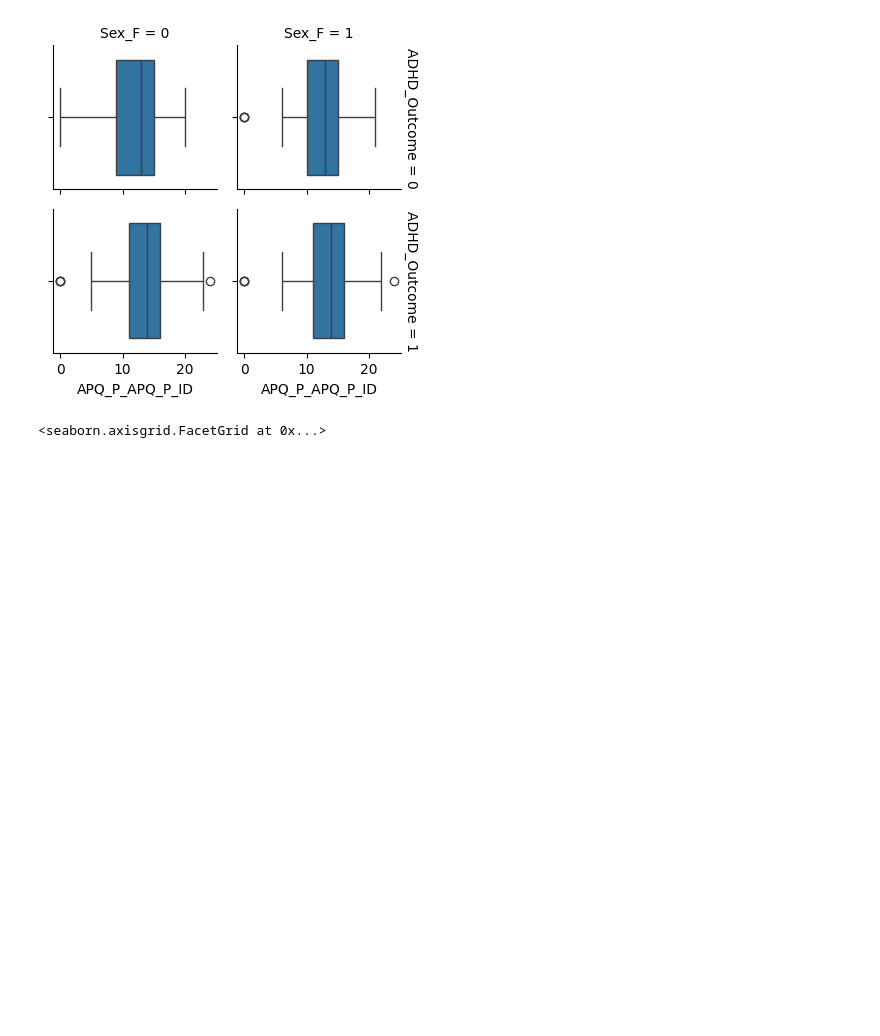
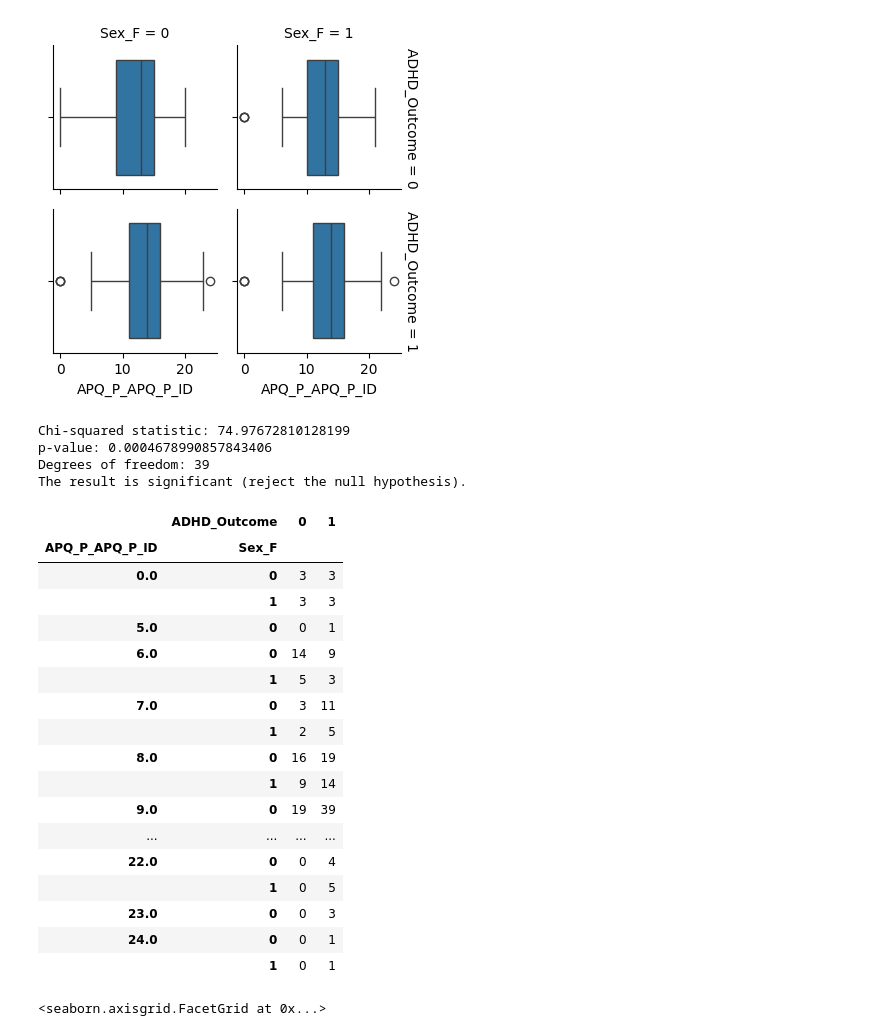
Before and after one commit to skompalli/wids-datathon-sp25, a Jupyter notebook: suparna-workspace/suparna_exploration.ipynb, the cells around one changed output. Saved outputs shown, nothing was run; the diff lists cells and outputs as text; code cells hidden in the pictures; blank space fills up the shorter version.

```diff
--- a/suparna-workspace/suparna_exploration.ipynb
+++ b/suparna-workspace/suparna_exploration.ipynb
@@ -50,6 +89,43 @@ g.map(sns.boxplot, 'APQ_P_APQ_P_ID')
 # %% [output]
 <seaborn.axisgrid.FacetGrid at 0x...>
 [figure]
+# %%
+contingency_table = pd.crosstab([cp_sol['APQ_P_APQ_P_ID'], cp_sol['Sex_F']], cp_sol['ADHD_Outcome'])
+# Perform Chi-squared test
+chi2, p, dof, expected = chi2_contingency(contingency_table)
+print("Chi-squared statistic:", chi2)
+print("p-value:", p)
+print("Degrees of freedom:", dof)
+
+# Interpretation
+if p < 0.05:
+    print("The result is significant (reject the null hypothesis).")
+else:
+    print("The result is not significant (fail to reject the null hypothesis).")
+contingency_table
+# %% [output]
+Chi-squared statistic: 74.97672810128199
+p-value: 0.0004678990857843406
+Degrees of freedom: 39
+The result is significant (reject the null hypothesis).
+|  | ADHD_Outcome | 0 | 1 |
+| APQ_P_APQ_P_ID | Sex_F |  |  |
+| 0.0 | 0 | 3 | 3 |
+|  | 1 | 3 | 3 |
+| 5.0 | 0 | 0 | 1 |
+| 6.0 | 0 | 14 | 9 |
+|  | 1 | 5 | 3 |
+| 7.0 | 0 | 3 | 11 |
+|  | 1 | 2 | 5 |
+| 8.0 | 0 | 16 | 19 |
+|  | 1 | 9 | 14 |
+| 9.0 | 0 | 19 | 39 |
+| ... | ... | ... | ... |
+| 22.0 | 0 | 0 | 4 |
+|  | 1 | 0 | 5 |
+| 23.0 | 0 | 0 | 3 |
+| 24.0 | 0 | 0 | 1 |
+|  | 1 | 0 | 1 |
 # %%
 cp = df[["participant_id", "APQ_P_APQ_P_INV"]]
 cp_sol = pd.merge(cp, solutions, on='participant_id', how='left').drop(columns="participant_id")
```
Also changed, not shown: parts of 3 cells of this notebook.
